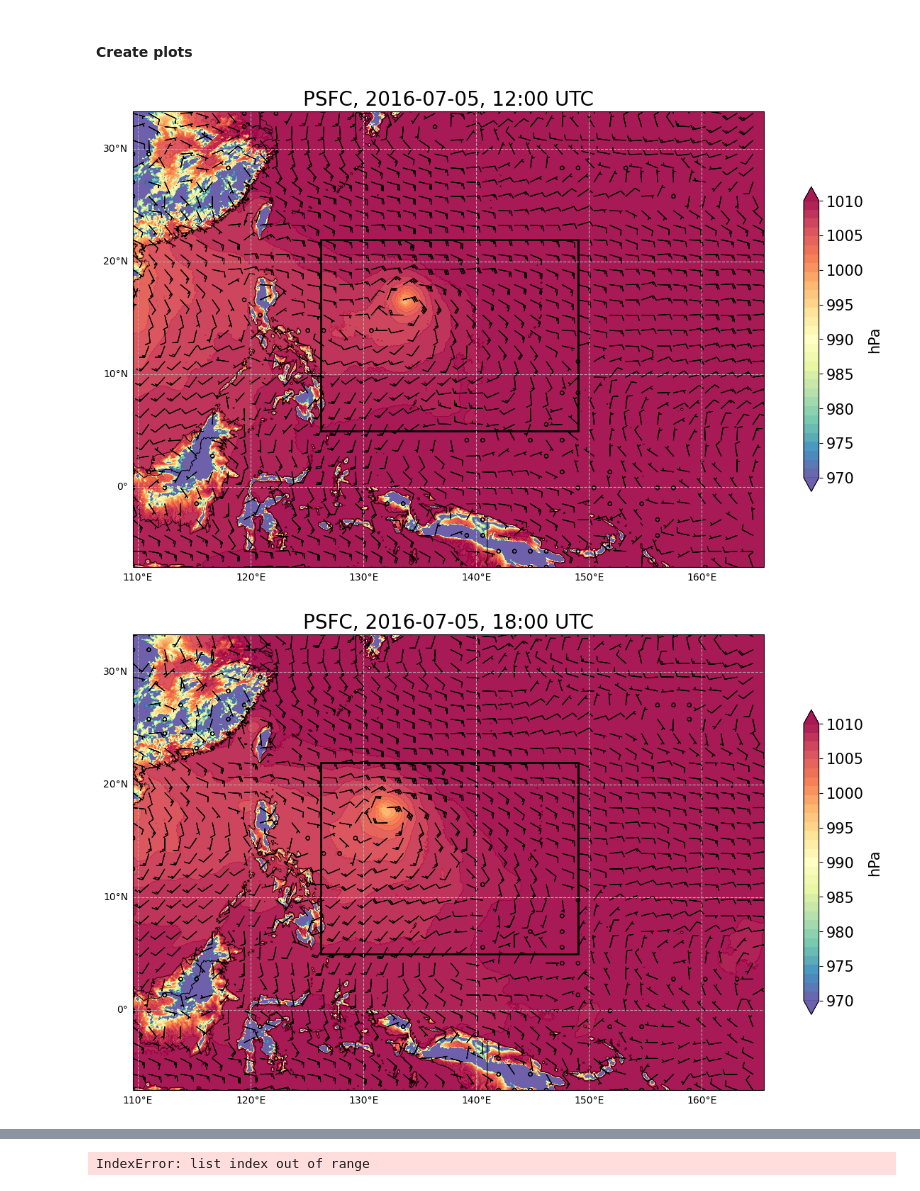
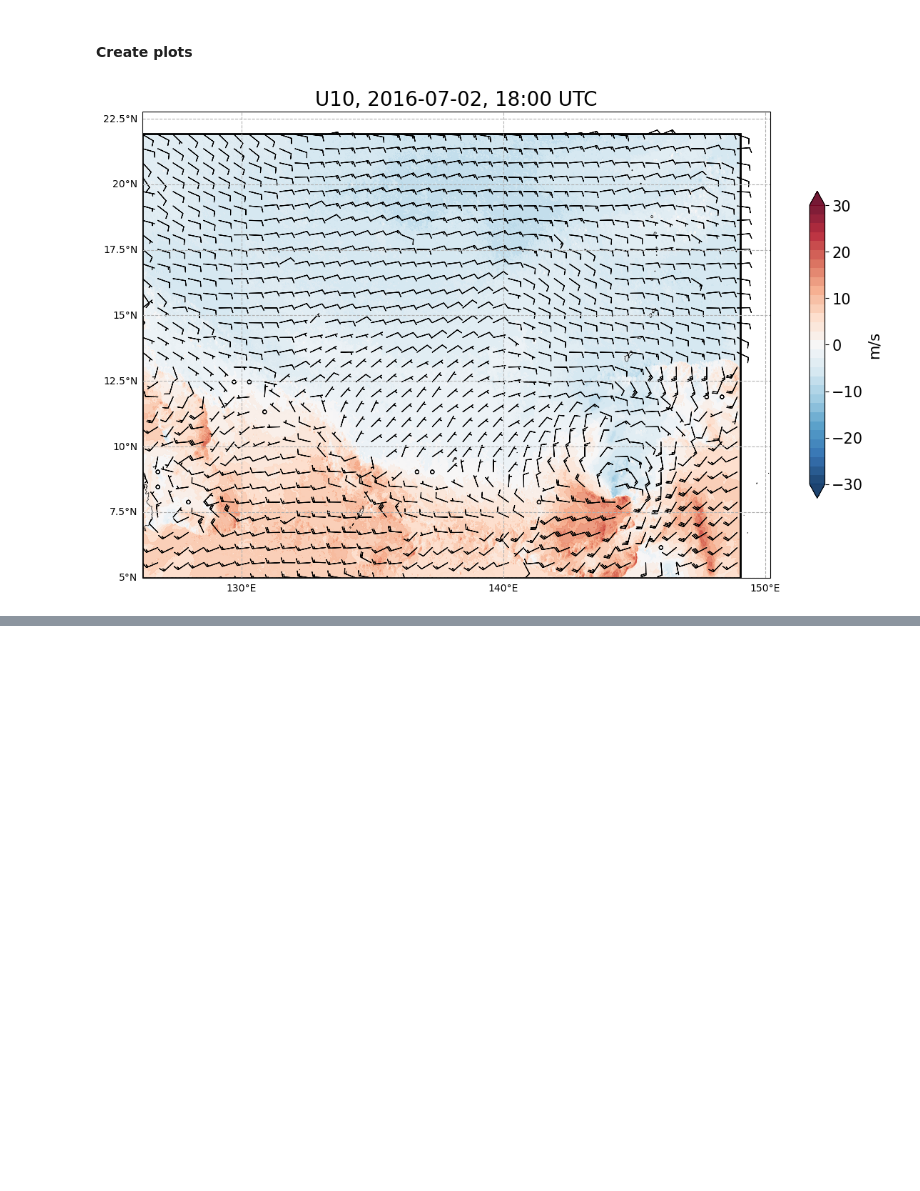
Before and after one commit to jhruppert/tc-crfrad, a Jupyter notebook: analysis/wrf_maps.ipynb, the cells around one changed output, grey strips where cells are left out. Saved outputs shown, nothing was run; the diff lists cells and outputs as text; code cells hidden in the pictures; blank space fills up the shorter version.

```diff
--- a/analysis/wrf_maps.ipynb
+++ b/analysis/wrf_maps.ipynb
@@ -27,7 +27,8 @@ scdir = "/glade/derecho/scratch/ruppert/tc-crfrad/"
 case = "nepartak/"
 memb_tag = "memb_01"
 test_name = "ctl/"
-wrf_domain="wrf_coarse/"
+# wrf_domain="wrf_coarse/"
+wrf_domain="wrf_fine/"
 
 wrfdir = scdir+case+memb_tag+'/'+test_name+wrf_domain
 wrffiles = get_wrf_file_list(wrfdir, "wrfout_*")
@@ -250,20 +251,19 @@ def run_plot(plot_name, wrffile, it_read, d02_bounds=None):#, plt_area=[lon[0],
 # %%
 # plt_area=[lon[0,0], lon[0,-1], lat[0,0], lat[-1,0]] # W,E,S,N
 
 d02_bounds = np.array([126.23, 149.050, 4.9877, 21.935])
 
 # for ifile in range(nfiles-2,nfiles-1):
 for ifile in range(nfiles-1,nfiles):
 # for ifile in range(1):
     # for it_read in range(0,npd,6):
-    # for it_read in range(nt-1,nt):
-    for it_read in range(0,nt,6):
+    for it_read in range(nt-1,nt):
+    # for it_read in range(0,nt,6):
     # for it_read in range(9,10):
         # for var_name in ["OLR", "MRef", "900-600Thick"]:
-        # for var_name in ["U10"]:
-        for var_name in ["PSFC"]:
+        for var_name in ["U10"]:
+        # for var_name in ["PSFC"]:
             # print("Plotting ", var_name, " from ", wrffiles[ifile], " at ", it_read)
             run_plot(var_name, wrffiles[ifile], it_read, d02_bounds=d02_bounds)#, plt_area=plt_area)
 # %% [output]
-[figure, old version]
+[figure, new version]
-[figure, removed]
@@ -271 +269,0 @@ for ifile in range(nfiles-1,nfiles):
-IndexError: list index out of range
```
Also changed, not shown: parts of 1 cell of this notebook, 16 other files.
